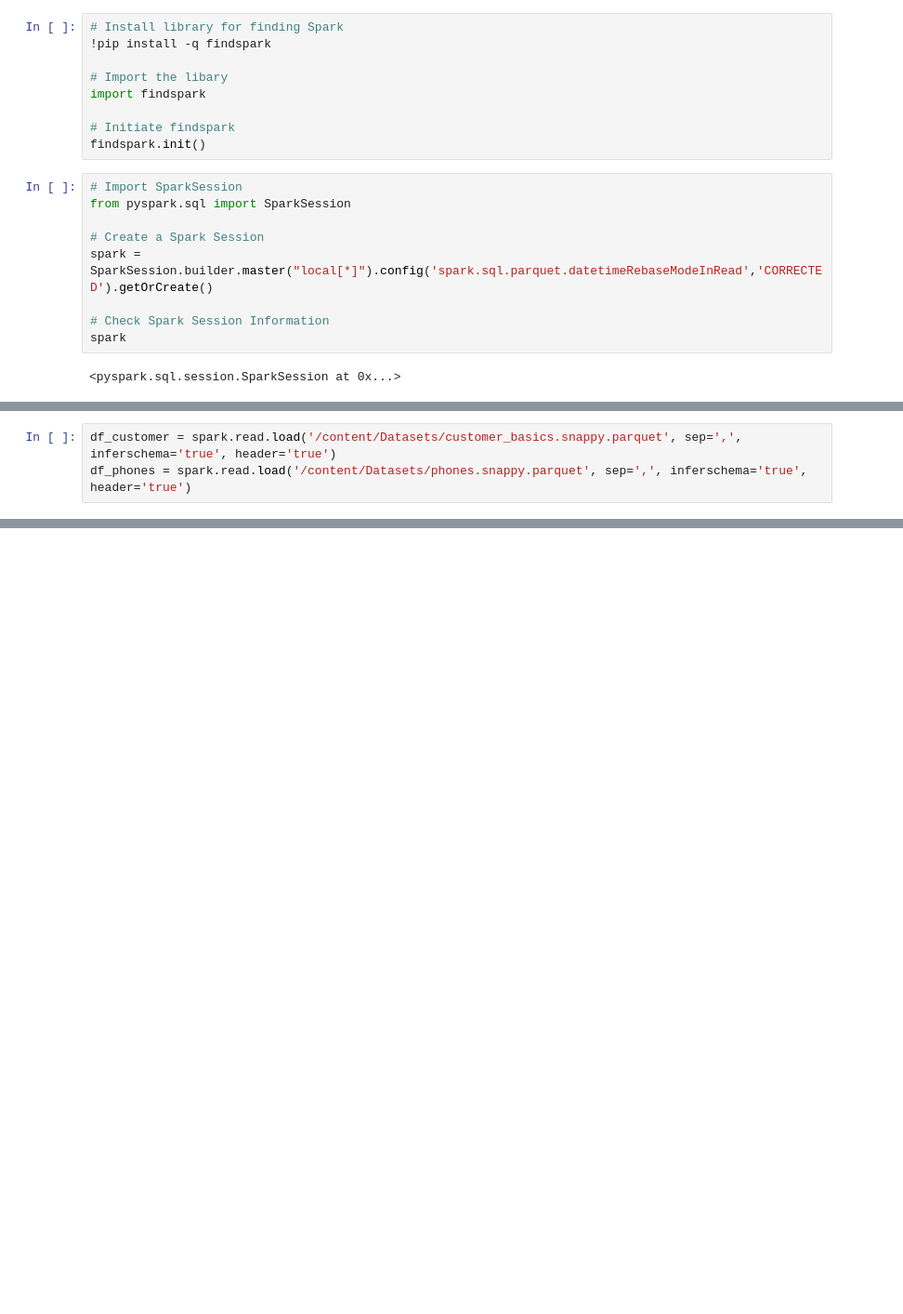
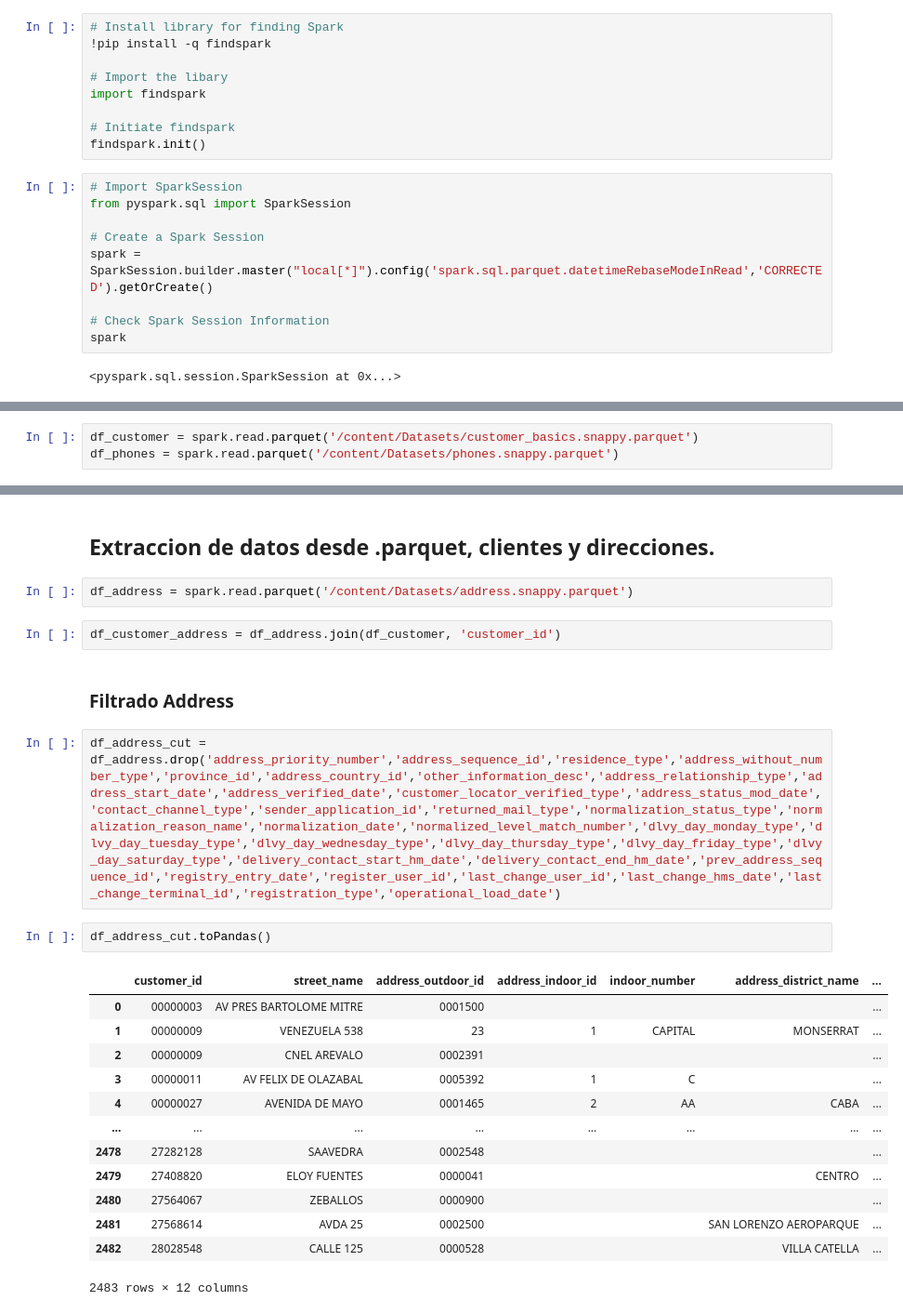
Before and after one commit to iGhostlp/Albus, a Jupyter notebook: Proyecto_BBVA.ipynb, the cells around one changed output, grey strips where cells are left out. Shown: that part at 93% size. Cells and saved outputs as stored; diff of their text form; blank space fills up the shorter version.

Commit message:
Filtrado de datos

```diff
--- a/Proyecto_BBVA.ipynb
+++ b/Proyecto_BBVA.ipynb
@@ -42,4 +42,4 @@ spark
 # %%
-df_customer = spark.read.load('/content/Datasets/customer_basics.snappy.parquet', sep=',', inferschema='true', header='true')
-df_phones = spark.read.load('/content/Datasets/phones.snappy.parquet', sep=',', inferschema='true', header='true')
+df_customer = spark.read.parquet('/content/Datasets/customer_basics.snappy.parquet')
+df_phones = spark.read.parquet('/content/Datasets/phones.snappy.parquet')
 # %%
@@ -66,0 +185,26 @@ df_customer_phones.show()
+# %% [markdown]
+## Extraccion de datos desde .parquet, clientes y direcciones.
+# %%
+df_address = spark.read.parquet('/content/Datasets/address.snappy.parquet')
+# %%
+df_customer_address = df_address.join(df_customer, 'customer_id')
+# %% [markdown]
+### Filtrado Address
+# %%
+df_address_cut = df_address.drop('address_priority_number','address_sequence_id','residence_type','address_without_number_type','province_id','address_country_id','other_information_desc','address_relationship_type','address_start_date','address_verified_date','customer_locator_verified_type','address_status_mod_date','contact_channel_type','sender_application_id','returned_mail_type','normalization_status_type','normalization_reason_name','normalization_date','normalized_level_match_number','dlvy_day_monday_type','dlvy_day_tuesday_type','dlvy_day_wednesday_type','dlvy_day_thursday_type','dlvy_day_friday_type','dlvy_day_saturday_type','delivery_contact_start_hm_date','delivery_contact_end_hm_date','prev_address_sequence_id','registry_entry_date','register_user_id','last_change_user_id','last_change_hms_date','last_change_terminal_id','registration_type','operational_load_date')
+# %%
+df_address_cut.toPandas()
+# %% [output]
+|  | customer_id | street_name | address_outdoor_id | address_indoor_id | indoor_number | address_district_name | ... |
+| 0 | 00000003 | AV PRES BARTOLOME MITRE | 0001500 |  |  |  | ... |
+| 1 | 00000009 | VENEZUELA 538 | 23 | 1 | CAPITAL | MONSERRAT | ... |
+| 2 | 00000009 | CNEL AREVALO | 0002391 |  |  |  | ... |
+| 3 | 00000011 | AV FELIX DE OLAZABAL | 0005392 | 1 | C |  | ... |
+| 4 | 00000027 | AVENIDA DE MAYO | 0001465 | 2 | AA | CABA | ... |
+| ... | ... | ... | ... | ... | ... | ... | ... |
+| 2478 | 27282128 | SAAVEDRA | 0002548 |  |  |  | ... |
+| 2479 | 27408820 | ELOY FUENTES | 0000041 |  |  | CENTRO | ... |
+| 2480 | 27564067 | ZEBALLOS | 0000900 |  |  |  | ... |
+| 2481 | 27568614 | AVDA 25 | 0002500 |  |  | SAN LORENZO AEROPARQUE | ... |
+| 2482 | 28028548 | CALLE 125 | 0000528 |  |  | VILLA CATELLA | ... |
+2483 rows × 12 columns
```
Also changed, not shown: parts of 39 cells of this notebook.
